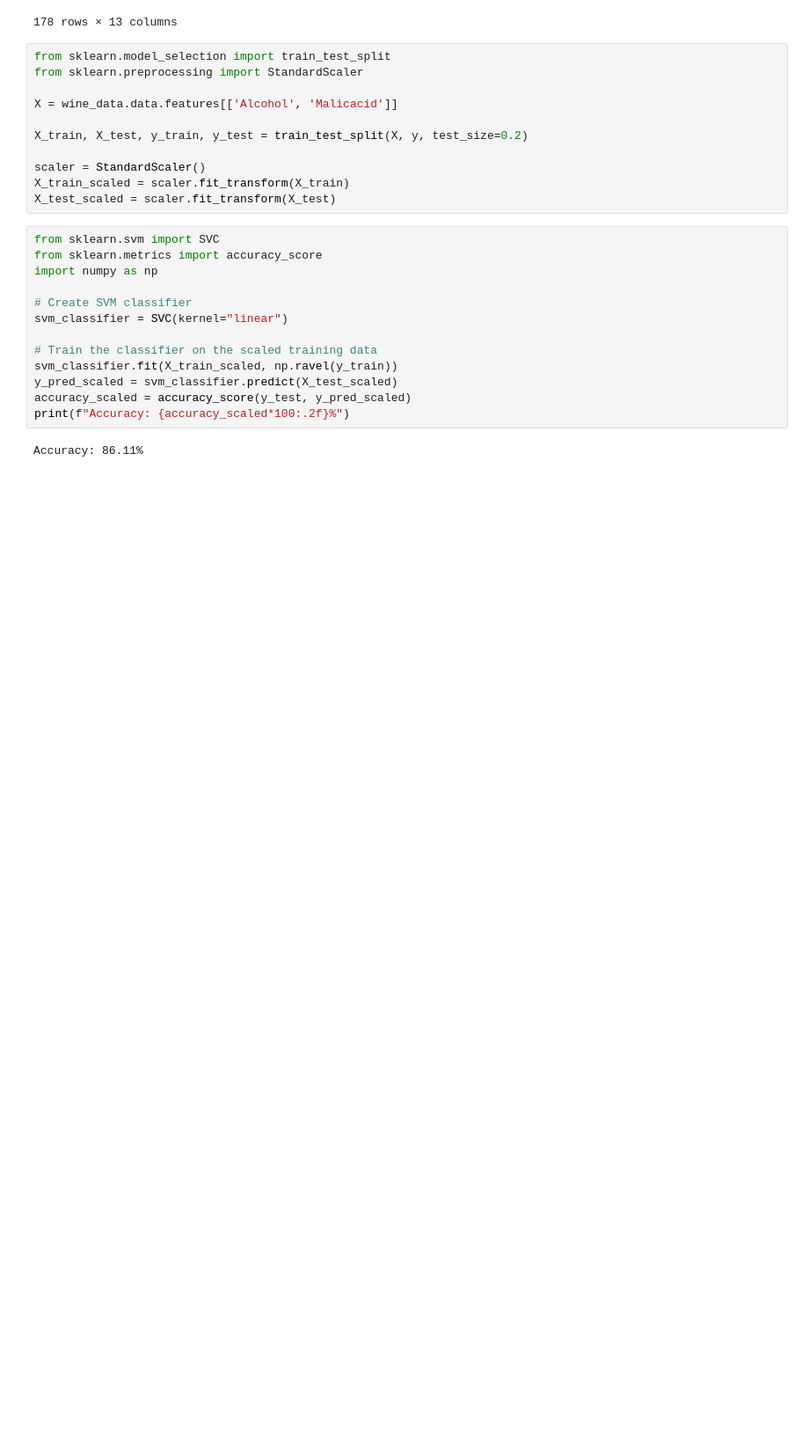
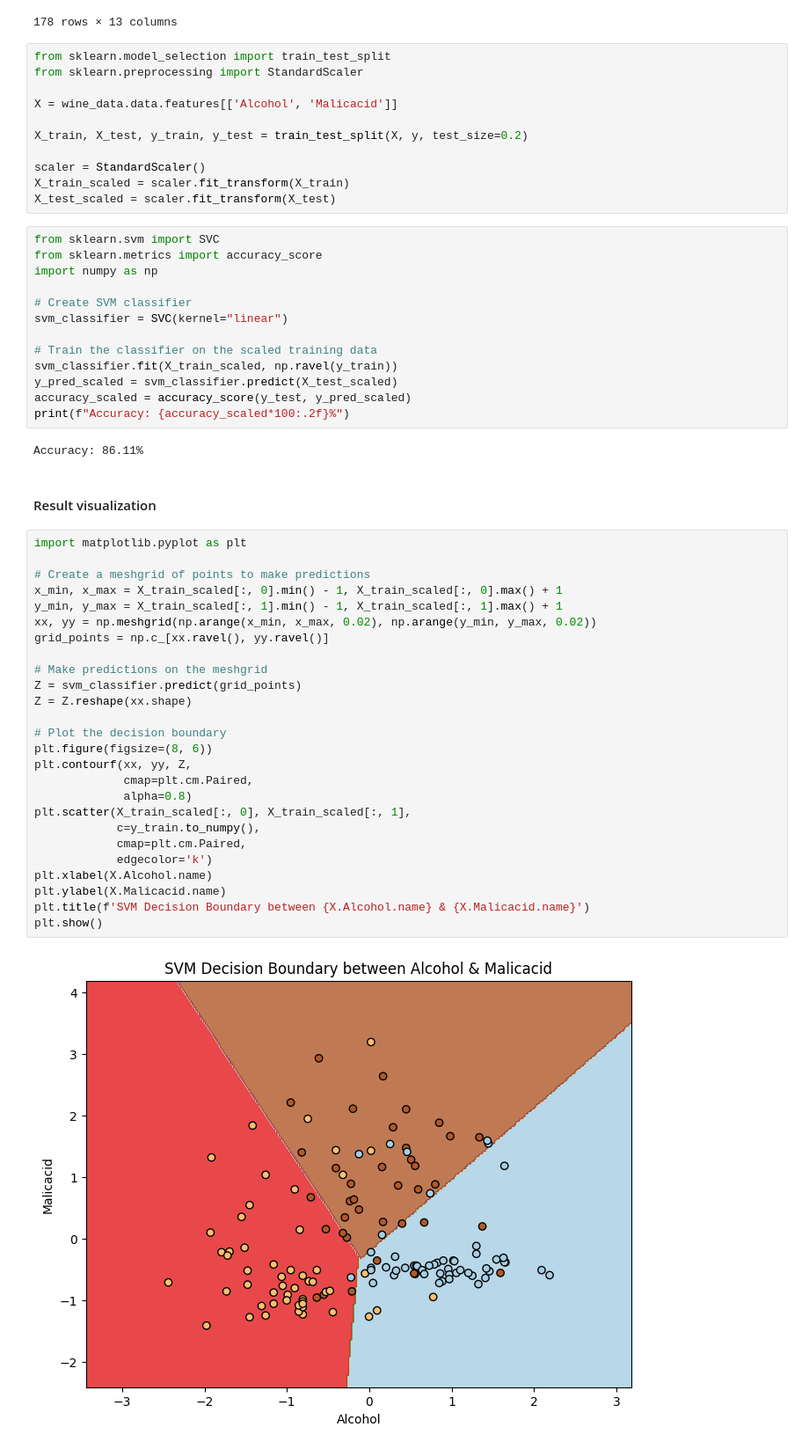
Before and after one commit to KiyonoKara/Machine-Learning-Sandbox, a Jupyter notebook: ml/support_vector_machine/SVC1.ipynb, the cells around one changed output. Shown at 88% size. Drawn from its saved outputs; the diff is of its cells as text; blank space fills up the shorter version.

Commit message:
Visualize SVC data

```diff
--- a/ml/support_vector_machine/SVC1.ipynb
+++ b/ml/support_vector_machine/SVC1.ipynb
@@ -47,3 +47,33 @@ accuracy_scaled = accuracy_score(y_test, y_pred_scaled)
 print(f"Accuracy: {accuracy_scaled*100:.2f}%")
 # %% [output]
 Accuracy: 86.11%
+# %% [markdown]
+#### Result visualization
+# %%
+import matplotlib.pyplot as plt
+
+# Create a meshgrid of points to make predictions
+x_min, x_max = X_train_scaled[:, 0].min() - 1, X_train_scaled[:, 0].max() + 1
+y_min, y_max = X_train_scaled[:, 1].min() - 1, X_train_scaled[:, 1].max() + 1
+xx, yy = np.meshgrid(np.arange(x_min, x_max, 0.02), np.arange(y_min, y_max, 0.02))
+grid_points = np.c_[xx.ravel(), yy.ravel()]
+
+# Make predictions on the meshgrid
+Z = svm_classifier.predict(grid_points)
+Z = Z.reshape(xx.shape)
+
+# Plot the decision boundary
+plt.figure(figsize=(8, 6))
+plt.contourf(xx, yy, Z,
+             cmap=plt.cm.Paired,
+             alpha=0.8)
+plt.scatter(X_train_scaled[:, 0], X_train_scaled[:, 1],
+            c=y_train.to_numpy(),
+            cmap=plt.cm.Paired,
+            edgecolor='k')
+plt.xlabel(X.Alcohol.name)
+plt.ylabel(X.Malicacid.name)
+plt.title(f'SVM Decision Boundary between {X.Alcohol.name} & {X.Malicacid.name}')
+plt.show()
+# %% [output]
+[figure, added]
```
